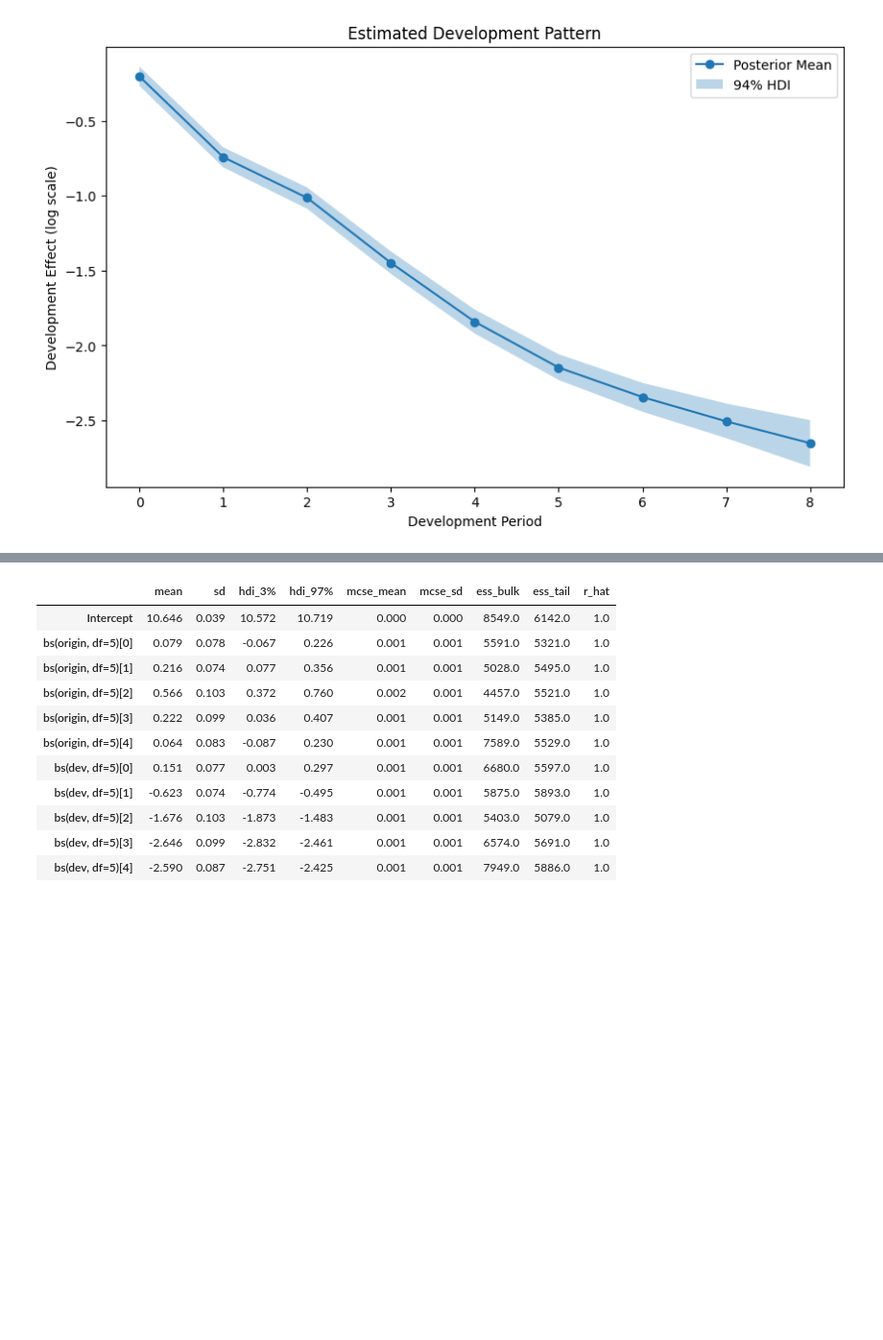
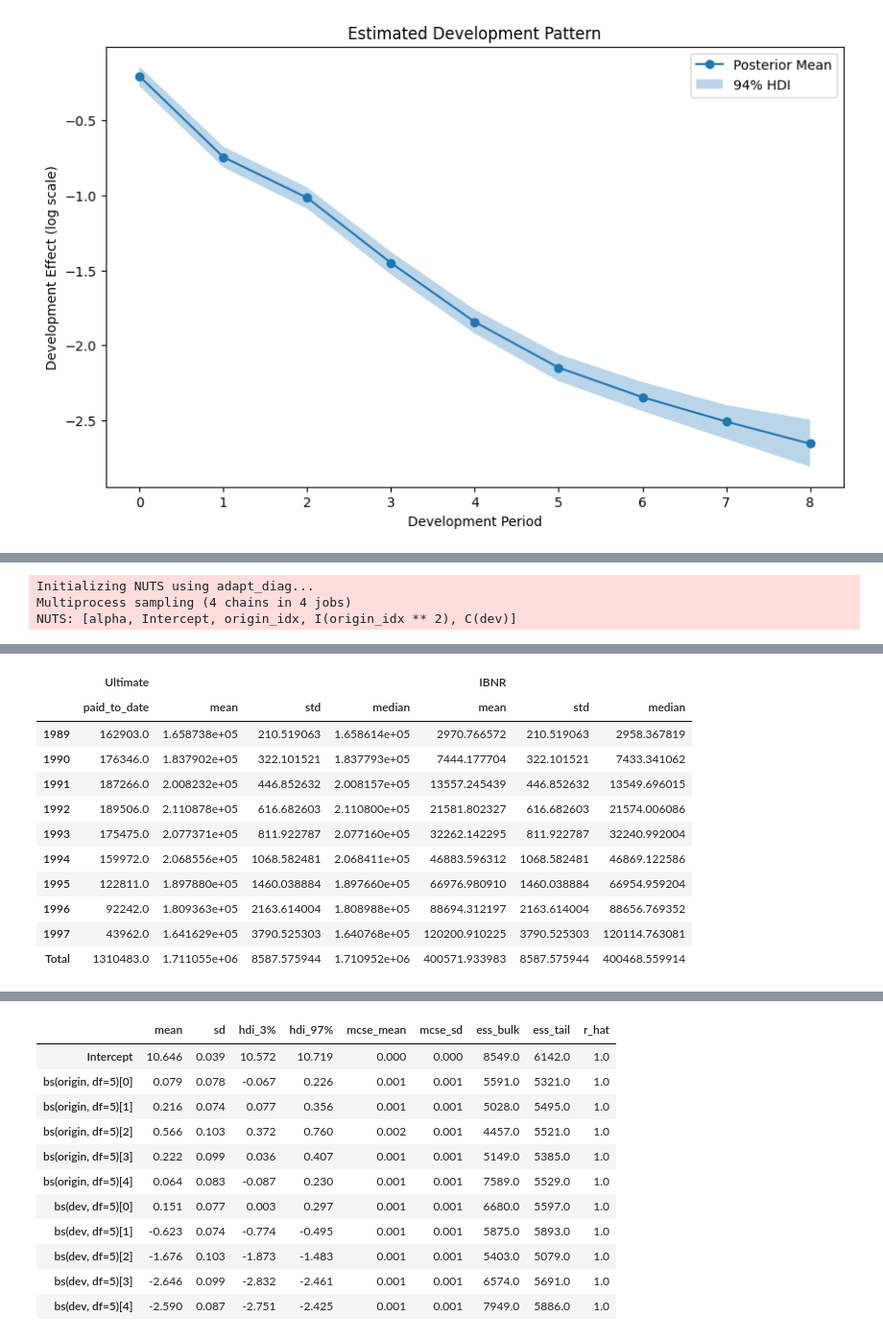
Before and after one commit to problemofpoints/bayesianchainladder, a Jupyter notebook: references/test-notebook.ipynb, the cells around one changed output, grey strips where cells are left out. Shown at 96% size. Cells and saved outputs as stored; diff of their text form; code cells hidden in the pictures; blank space fills up the shorter version.

```diff
--- a/references/test-notebook.ipynb
+++ b/references/test-notebook.ipynb
@@ -139,0 +140,16 @@ Sampling 4 chains for 1_000 tune and 2_000 draw iterations (4_000 + 8_000 draws
+# %%
+# Fit the Bayesian chain ladder model
+model_quad = BayesianChainLadderGLM(
+    formula="incremental ~ 1 + origin_idx + {origin_idx**2} + C(dev)",
+    family="negativebinomial",
+    draws=2000,
+    tune=1000,
+)
+model_quad.fit(triangle)
+
+# Get reserve summary
+model_quad.summary()
+# %% [output]
+Initializing NUTS using adapt_diag...
+Multiprocess sampling (4 chains in 4 jobs)
+NUTS: [alpha, Intercept, origin_idx, I(origin_idx ** 2), C(dev)]
@@ -139,0 +159,12 @@ Sampling 4 chains for 1_000 tune and 2_000 draw iterations (4_000 + 8_000 draws
+|  | Ultimate |  |  |  | IBNR |  |  |
+|  | paid_to_date | mean | std | median | mean | std | median |
+| 1989 | 162903.0 | 1.658738e+05 | 210.519063 | 1.658614e+05 | 2970.766572 | 210.519063 | 2958.367819 |
+| 1990 | 176346.0 | 1.837902e+05 | 322.101521 | 1.837793e+05 | 7444.177704 | 322.101521 | 7433.341062 |
+| 1991 | 187266.0 | 2.008232e+05 | 446.852632 | 2.008157e+05 | 13557.245439 | 446.852632 | 13549.696015 |
+| 1992 | 189506.0 | 2.110878e+05 | 616.682603 | 2.110800e+05 | 21581.802327 | 616.682603 | 21574.006086 |
+| 1993 | 175475.0 | 2.077371e+05 | 811.922787 | 2.077160e+05 | 32262.142295 | 811.922787 | 32240.992004 |
+| 1994 | 159972.0 | 2.068556e+05 | 1068.582481 | 2.068411e+05 | 46883.596312 | 1068.582481 | 46869.122586 |
+| 1995 | 122811.0 | 1.897880e+05 | 1460.038884 | 1.897660e+05 | 66976.980910 | 1460.038884 | 66954.959204 |
+| 1996 | 92242.0 | 1.809363e+05 | 2163.614004 | 1.808988e+05 | 88694.312197 | 2163.614004 | 88656.769352 |
+| 1997 | 43962.0 | 1.641629e+05 | 3790.525303 | 1.640768e+05 | 120200.910225 | 3790.525303 | 120114.763081 |
+| Total | 1310483.0 | 1.711055e+06 | 8587.575944 | 1.710952e+06 | 400571.933983 | 8587.575944 | 400468.559914 |
```
Also changed, not shown: parts of 10 cells of this notebook, 1 other file.
